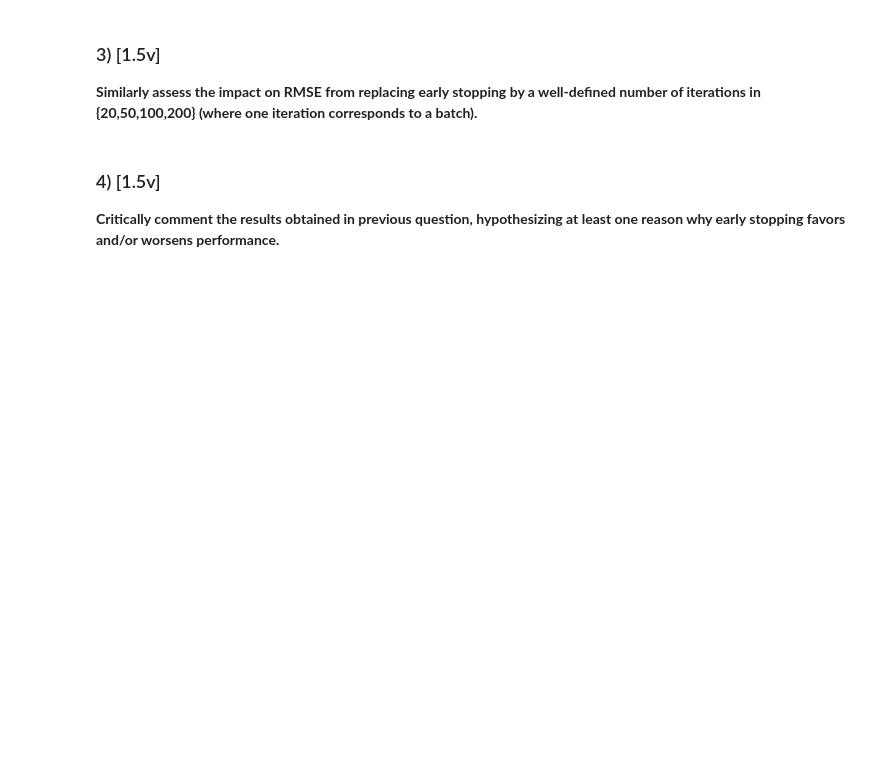
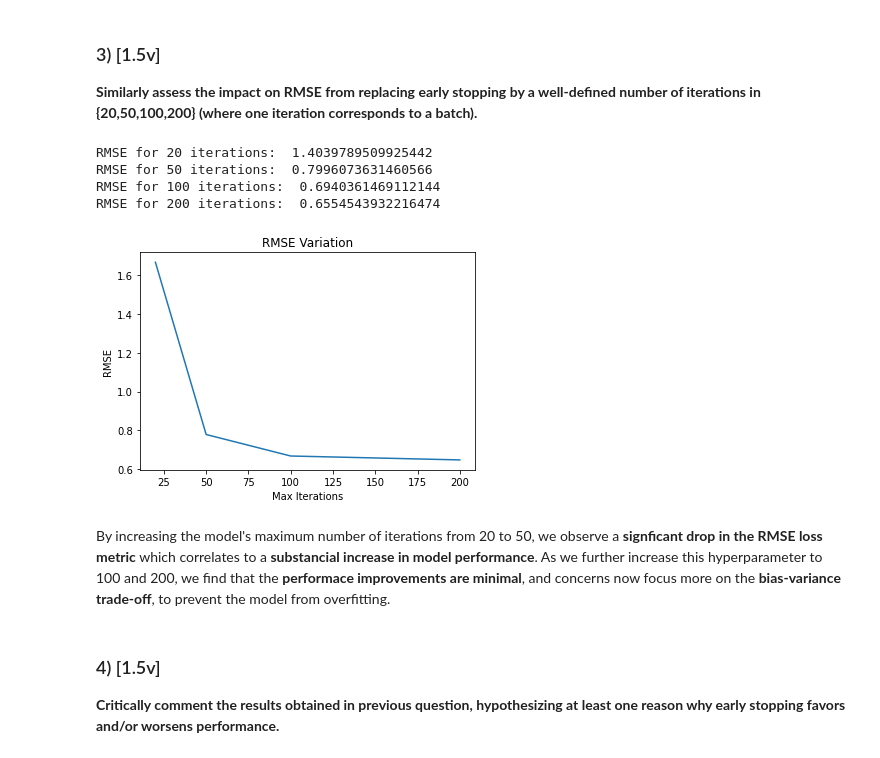
Before and after one commit to ARibeiro3110/homeworksApre, a Jupyter notebook: homework3/G015.ipynb, the cells around one changed output. Saved outputs shown, nothing was run; the diff lists cells and outputs as text; code cells hidden in the pictures; blank space fills up the shorter version.

```diff
--- a/homework3/G015.ipynb
+++ b/homework3/G015.ipynb
@@ -148,6 +1028,39 @@ Given their stochastic behavior, average the performance of each MLP from 10 run
 ### 3) [1.5v]
 
 **Similarly assess the impact on RMSE from replacing early stopping by a well-defined number of iterations in {20,50,100,200} (where one iteration corresponds to a batch).**
+# %%
+rmse_errors = []
+for max_iter in [20, 50, 100, 200]:
+    rmses = np.array([])
+    for r in range(10):
+        mlp = MLPRegressor(
+            hidden_layer_sizes=(10, 10),
+            activation='relu',
+            max_iter=max_iter,
+            random_state=r+1
+        )
+
+        mlp.fit(X_train, y_train)
+        y_pred = mlp.predict(X_test)
+        rmse = np.sqrt(metrics.mean_squared_error(y_test, y_pred))
+        rmses = np.append(rmses, rmse)
+
+    print("RMSE for", max_iter, "iterations: ", np.mean(rmses))
+    rmse_errors.append(rmse)
+
+plt.plot([20, 50, 100, 200], rmse_errors)
+plt.title("RMSE Variation")
+plt.xlabel("Max Iterations")
+plt.ylabel("RMSE")
+plt.show()
+# %% [output]
+RMSE for 20 iterations:  1.4039789509925442
+RMSE for 50 iterations:  0.7996073631460566
+RMSE for 100 iterations:  0.6940361469112144
+RMSE for 200 iterations:  0.6554543932216474
+[figure, added]
+# %% [markdown]
+By increasing the model's maximum number of iterations from 20 to 50, we observe a **signficant drop in the RMSE loss metric** which correlates to a **substancial increase in model performance**. As we further increase this hyperparameter to 100 and 200, we find that the **performace improvements are minimal**, and concerns now focus more on the **bias-variance trade-off**, to prevent the model from overfitting.
 # %% [markdown]
 ### 4) [1.5v]
 
```
Also changed, not shown: parts of 21 cells of this notebook, 3 other files.
